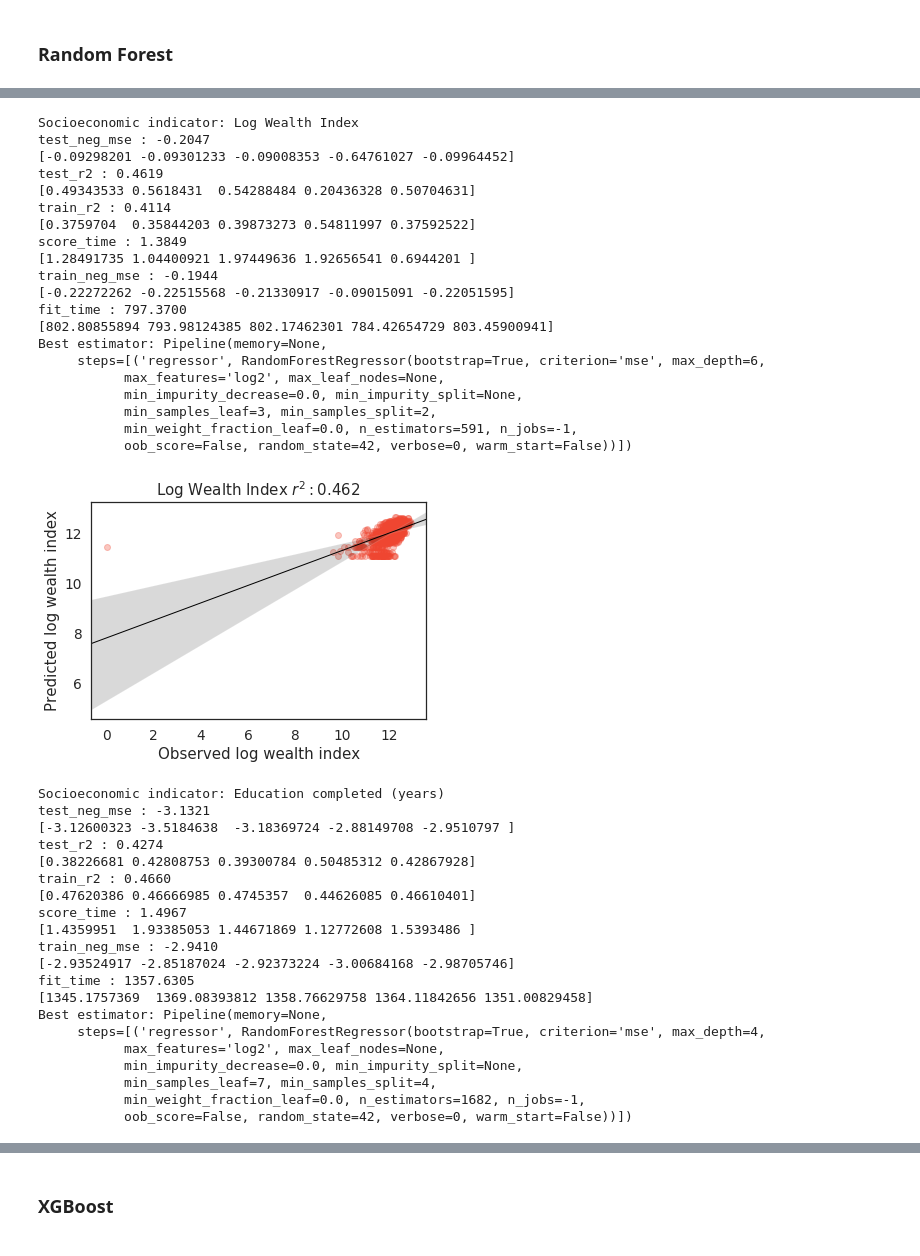
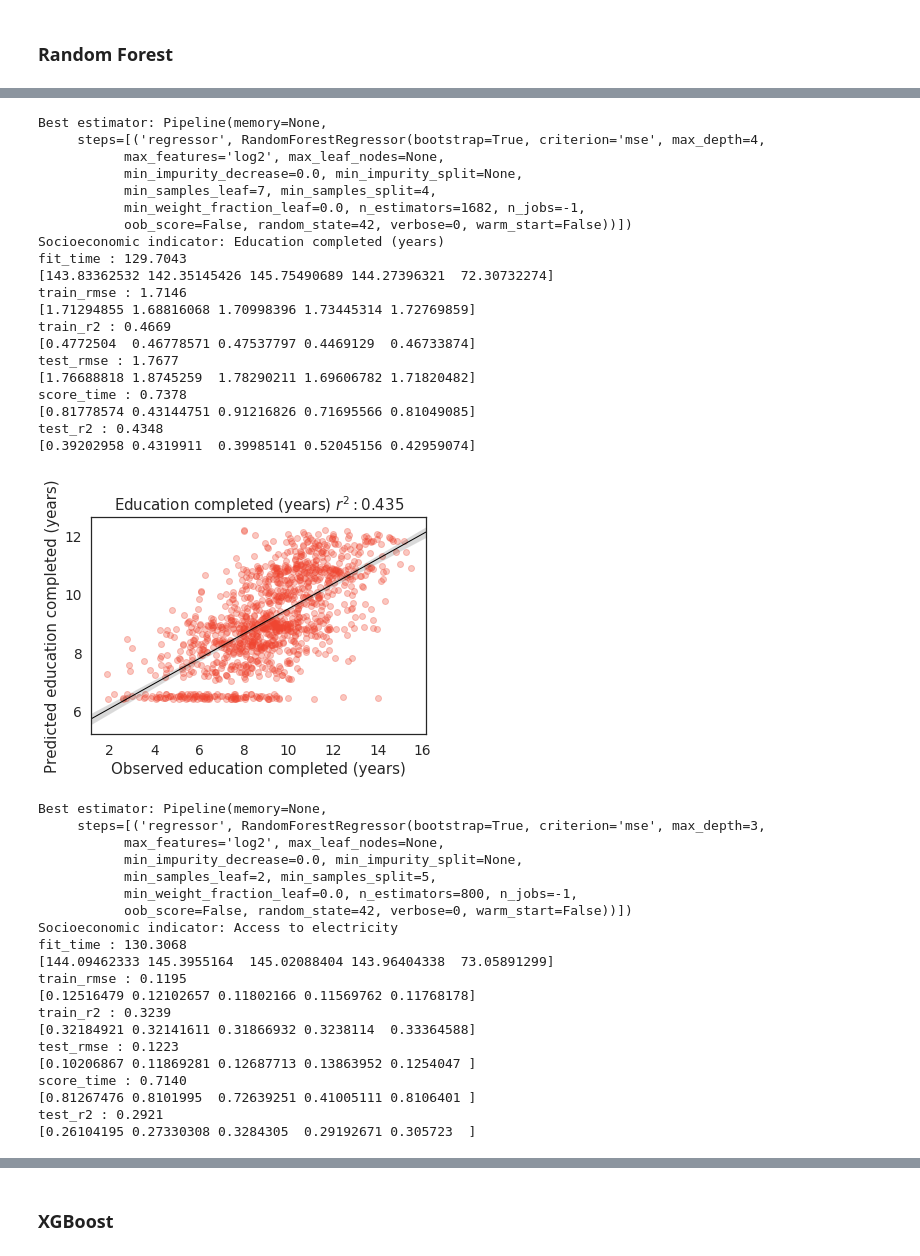
Before and after one commit to thinkingmachines/ph-poverty-mapping, a Jupyter notebook: notebooks/03_lights_model.ipynb, the cells around one changed output, grey strips where cells are left out. Cells and saved outputs as stored; diff of their text form; code cells hidden in the pictures.

```diff
--- a/notebooks/03_lights_model.ipynb
+++ b/notebooks/03_lights_model.ipynb
@@ -46,7 +46,7 @@ dhs_indicators = pd.read_csv(dhs_indicators_file)
 dhs = ntl_summary_stats.merge(dhs_indicators, left_on='DHSCLUST', right_on='Cluster number')
 
 # Define feature columns
-feature_cols = ['cov', 'max', 'mean', 'median','min', 'std', 'kurtosis', 'skewness']
+feature_cols = ['cov', 'kurtosis', 'max', 'mean', 'median', 'min', 'skewness', 'std']
 # %% [markdown]
 ## Correlations
 # %%
@@ -66,14 +66,13 @@ data_utils.plot_corr(
 # %%
 # Scoring metrics
 scoring = {
-    'r2': 'r2',
-    'neg_mse': 'neg_mean_squared_error'
+    'r2': data_utils.pearsonr2,
+    'rmse': data_utils.rmse
 }
 
 # Indicators of interest
 indicators = [
     'Wealth Index',
-    'Log Wealth Index',
     'Education completed (years)',
     'Access to electricity',
     'Access to water (minutes)'
@@ -90,7 +89,7 @@ predictions = model_utils.evaluate_model(
     refit='r2',
     search_type='random',
     n_splits=5,
-    n_iter=50,
+    n_iter=10
 )
 # %% [output]
 Socioeconomic indicator: Wealth Index
@@ -114,41 +111,41 @@ train_neg_mse : -1837053946.9825
-Socioeconomic indicator: Log Wealth Index
-test_neg_mse : -0.2047
-[-0.09298201 -0.09301233 -0.09008353 -0.64761027 -0.09964452]
-test_r2 : 0.4619
-[0.49343533 0.5618431  0.54288484 0.20436328 0.50704631]
-train_r2 : 0.4114
-[0.3759704  0.35844203 0.39873273 0.54811997 0.37592522]
-score_time : 1.3849
-[1.28491735 1.04400921 1.97449636 1.92656541 0.6944201 ]
-train_neg_mse : -0.1944
-[-0.22272262 -0.22515568 -0.21330917 -0.09015091 -0.22051595]
-fit_time : 797.3700
-[802.80855894 793.98124385 802.17462301 784.42654729 803.45900941]
 Best estimator: Pipeline(memory=None,
-     steps=[('regressor', RandomForestRegressor(bootstrap=True, criterion='mse', max_depth=6,
+     steps=[('regressor', RandomForestRegressor(bootstrap=True, criterion='mse', max_depth=4,
            max_features='log2', max_leaf_nodes=None,
            min_impurity_decrease=0.0, min_impurity_split=None,
-           min_samples_leaf=3, min_samples_split=2,
-           min_weight_fraction_leaf=0.0, n_estimators=591, n_jobs=-1,
+           min_samples_leaf=7, min_samples_split=4,
+           min_weight_fraction_leaf=0.0, n_estimators=1682, n_jobs=-1,
            oob_score=False, random_state=42, verbose=0, warm_start=False))])
+Socioeconomic indicator: Education completed (years)
+fit_time : 129.7043
+[143.83362532 142.35145426 145.75490689 144.27396321  72.30732274]
+train_rmse : 1.7146
+[1.71294855 1.68816068 1.70998396 1.73445314 1.72769859]
+train_r2 : 0.4669
+[0.4772504  0.46778571 0.47537797 0.4469129  0.46733874]
+test_rmse : 1.7677
+[1.76688818 1.8745259  1.78290211 1.69606782 1.71820482]
+score_time : 0.7378
+[0.81778574 0.43144751 0.91216826 0.71695566 0.81049085]
+test_r2 : 0.4348
+[0.39202958 0.4319911  0.39985141 0.52045156 0.42959074]
-[figure, old version]
+[figure, new version]
-Socioeconomic indicator: Education completed (years)
-test_neg_mse : -3.1321
-[-3.12600323 -3.5184638  -3.18369724 -2.88149708 -2.9510797 ]
-test_r2 : 0.4274
-[0.38226681 0.42808753 0.39300784 0.50485312 0.42867928]
-train_r2 : 0.4660
-[0.47620386 0.46666985 0.4745357  0.44626085 0.46610401]
-score_time : 1.4967
-[1.4359951  1.93385053 1.44671869 1.12772608 1.5393486 ]
-train_neg_mse : -2.9410
-[-2.93524917 -2.85187024 -2.92373224 -3.00684168 -2.98705746]
-fit_time : 1357.6305
-[1345.1757369  1369.08393812 1358.76629758 1364.11842656 1351.00829458]
 Best estimator: Pipeline(memory=None,
-     steps=[('regressor', RandomForestRegressor(bootstrap=True, criterion='mse', max_depth=4,
+     steps=[('regressor', RandomForestRegressor(bootstrap=True, criterion='mse', max_depth=3,
            max_features='log2', max_leaf_nodes=None,
            min_impurity_decrease=0.0, min_impurity_split=None,
-           min_samples_leaf=7, min_samples_split=4,
-           min_weight_fraction_leaf=0.0, n_estimators=1682, n_jobs=-1,
+           min_samples_leaf=2, min_samples_split=5,
+           min_weight_fraction_leaf=0.0, n_estimators=800, n_jobs=-1,
            oob_score=False, random_state=42, verbose=0, warm_start=False))])
+Socioeconomic indicator: Access to electricity
+fit_time : 130.3068
+[144.09462333 145.3955164  145.02088404 143.96404338  73.05891299]
+train_rmse : 0.1195
+[0.12516479 0.12102657 0.11802166 0.11569762 0.11768178]
+train_r2 : 0.3239
+[0.32184921 0.32141611 0.31866932 0.3238114  0.33364588]
+test_rmse : 0.1223
+[0.10206867 0.11869281 0.12687713 0.13863952 0.1254047 ]
+score_time : 0.7140
+[0.81267476 0.8101995  0.72639251 0.41005111 0.8106401 ]
+test_r2 : 0.2921
+[0.26104195 0.27330308 0.3284305  0.29192671 0.305723  ]
```
Also changed, not shown: parts of 6 cells of this notebook, 4 other files.
